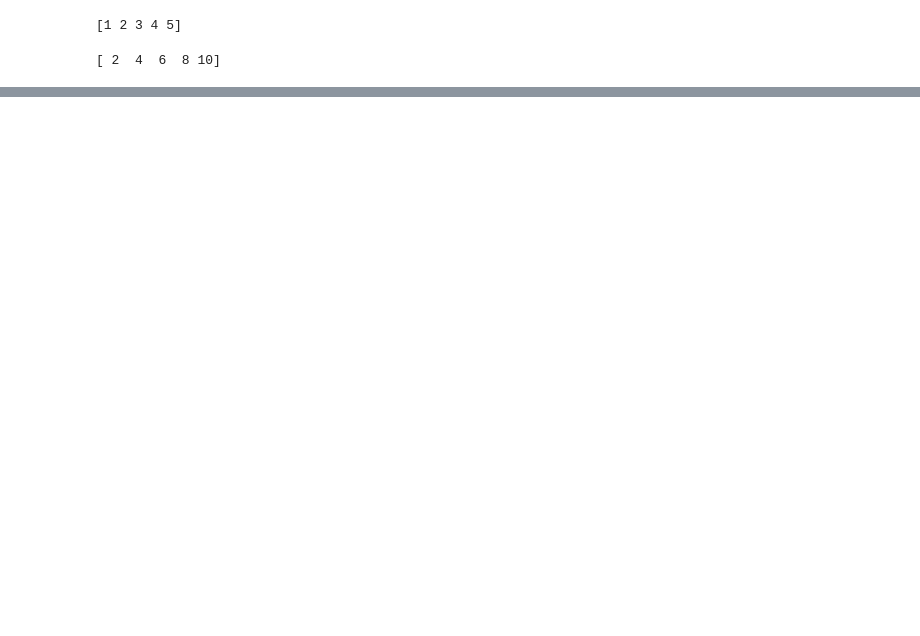
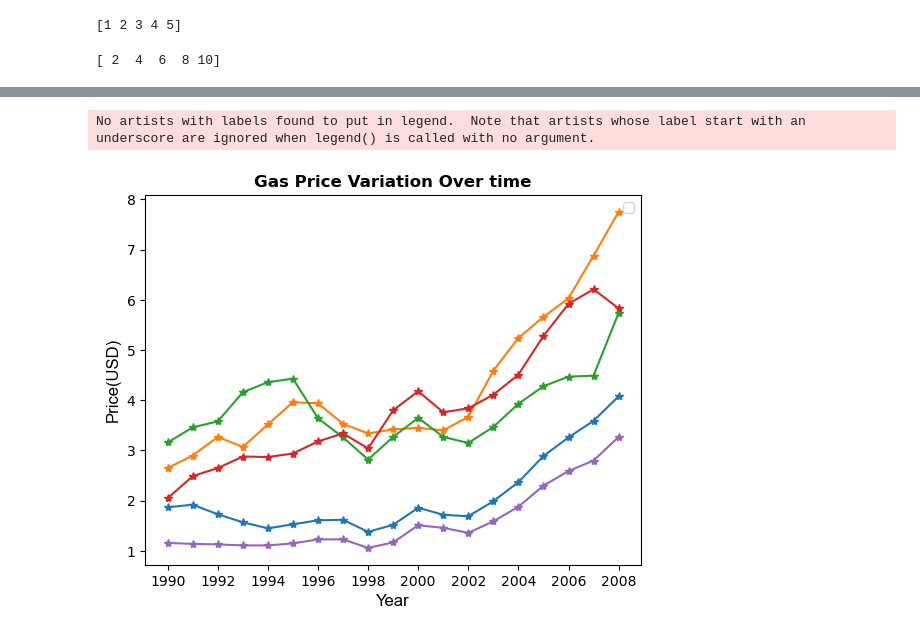
Before and after one commit to Erick-Ondiwa/Machine_Learning_Programming, a Jupyter notebook: 4_matplotlib_library/1_intro_to_matplotlib.ipynb, the cells around one changed output, grey strips where cells are left out. Saved outputs shown, nothing was run; the diff lists cells and outputs as text; code cells hidden in the pictures; blank space fills up the shorter version.

```diff
--- a/4_matplotlib_library/1_intro_to_matplotlib.ipynb
+++ b/4_matplotlib_library/1_intro_to_matplotlib.ipynb
@@ -27,0 +31,3 @@ plt.show()
+# %%
+gas_price_data = pd.read_csv('gas_prices.csv')
+gas_price_data.tail()
@@ -27,0 +41,19 @@ plt.show()
+# %%
+plt.title('Gas Price Variation Over time', fontsize=12, fontweight="bold")
+plt.ylabel("Price(USD)", fontsize=12, color='black', fontfamily='Arial')
+plt.xlabel("Year", fontsize=12, color='black', fontfamily='Arial')
+
+
+country_idx =['Canada', 'Japan', 'Germany', 'South Korea', 'USA']
+for country in gas_price_data:
+    if country in country_idx:
+        plt.plot(gas_price_data.Year, gas_price_data[country], marker='*')
+        plt.xticks(gas_price_data.Year[::2])
+
+plt.legend()
+plt.show()
+# y_axis = gas_price_data['Italy']
+# print(y_axis)
+# %% [output]
+No artists with labels found to put in legend.  Note that artists whose label start with an underscore are ignored when legend() is called with no argument.
+[figure, added]
```
Also changed, not shown: parts of 5 cells of this notebook, 10 other files.
